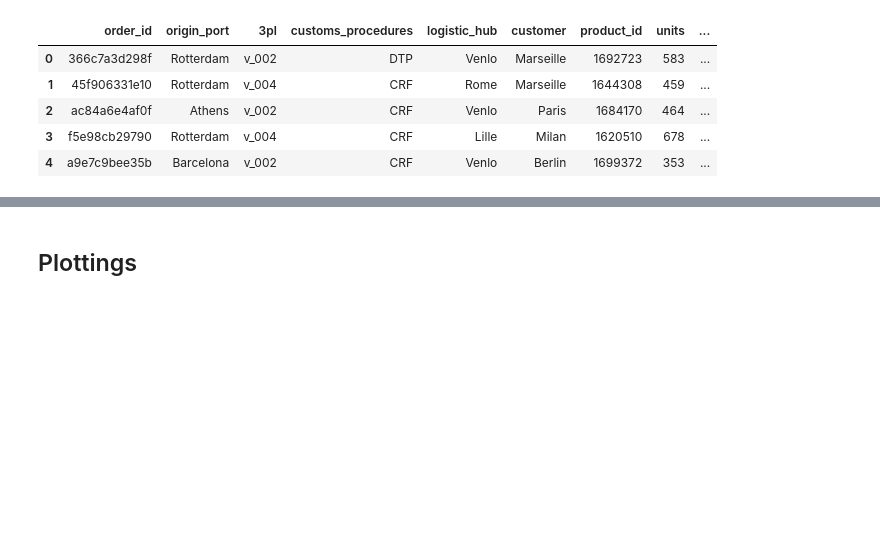
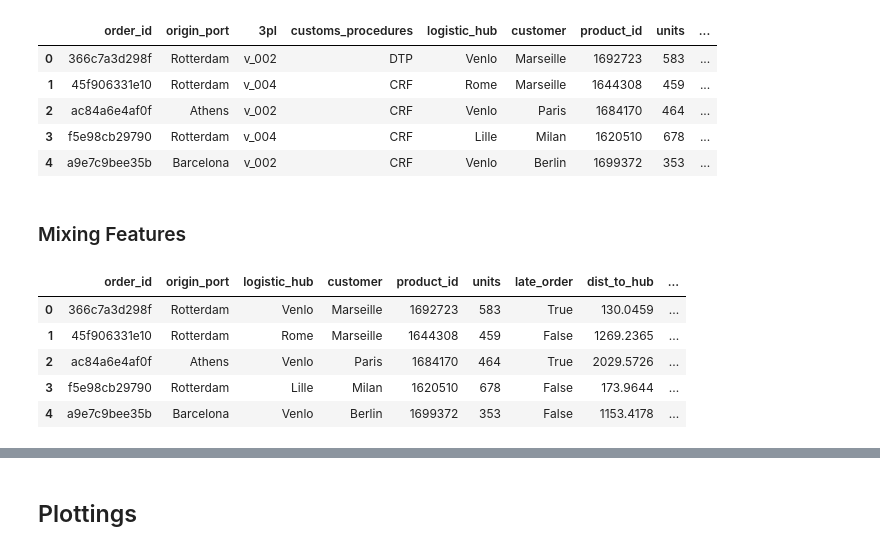
Before and after one commit to l0w3/datathon2022-alex-gerard-laia-joan, a Jupyter notebook: src/Datathon_FME_2022.ipynb, the cells around one changed output, grey strips where cells are left out. Saved outputs shown, nothing was run; the diff lists cells and outputs as text; code cells hidden in the pictures; blank space fills up the shorter version.

```diff
--- a/src/Datathon_FME_2022.ipynb
+++ b/src/Datathon_FME_2022.ipynb
@@ -50,0 +70,14 @@ df_orders.head()
+# %% [markdown]
+### Mixing Features
+# %%
+from sklearn.linear_model import LinearRegression
+df_onehot = pd.get_dummies(df_orders, prefix = ["customs_procedures", "3pl"], columns = ["customs_procedures", "3pl"])
+
+df_onehot.head()
+# %% [output]
+|  | order_id | origin_port | logistic_hub | customer | product_id | units | late_order | dist_to_hub | ... |
+| 0 | 366c7a3d298f | Rotterdam | Venlo | Marseille | 1692723 | 583 | True | 130.0459 | ... |
+| 1 | 45f906331e10 | Rotterdam | Rome | Marseille | 1644308 | 459 | False | 1269.2365 | ... |
+| 2 | ac84a6e4af0f | Athens | Venlo | Paris | 1684170 | 464 | True | 2029.5726 | ... |
+| 3 | f5e98cb29790 | Rotterdam | Lille | Milan | 1620510 | 678 | False | 173.9644 | ... |
+| 4 | a9e7c9bee35b | Barcelona | Venlo | Berlin | 1699372 | 353 | False | 1153.4178 | ... |
```
Also changed, not shown: parts of 22 cells of this notebook.
